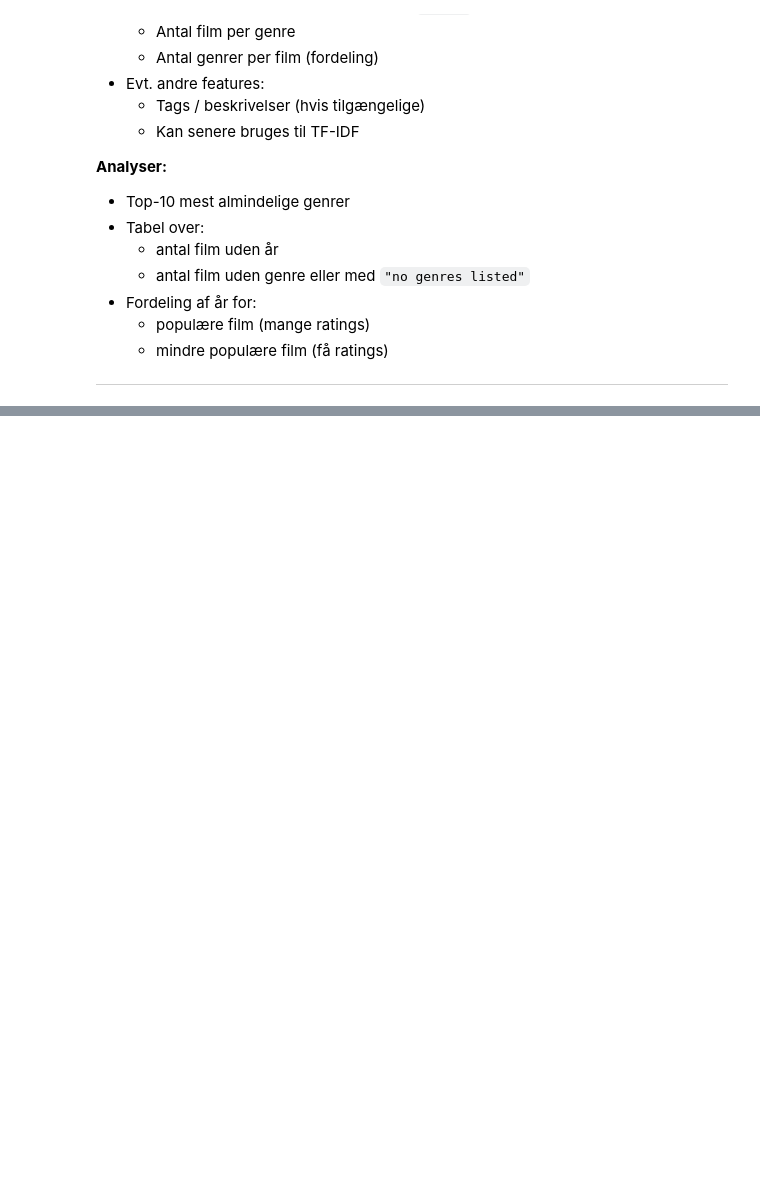
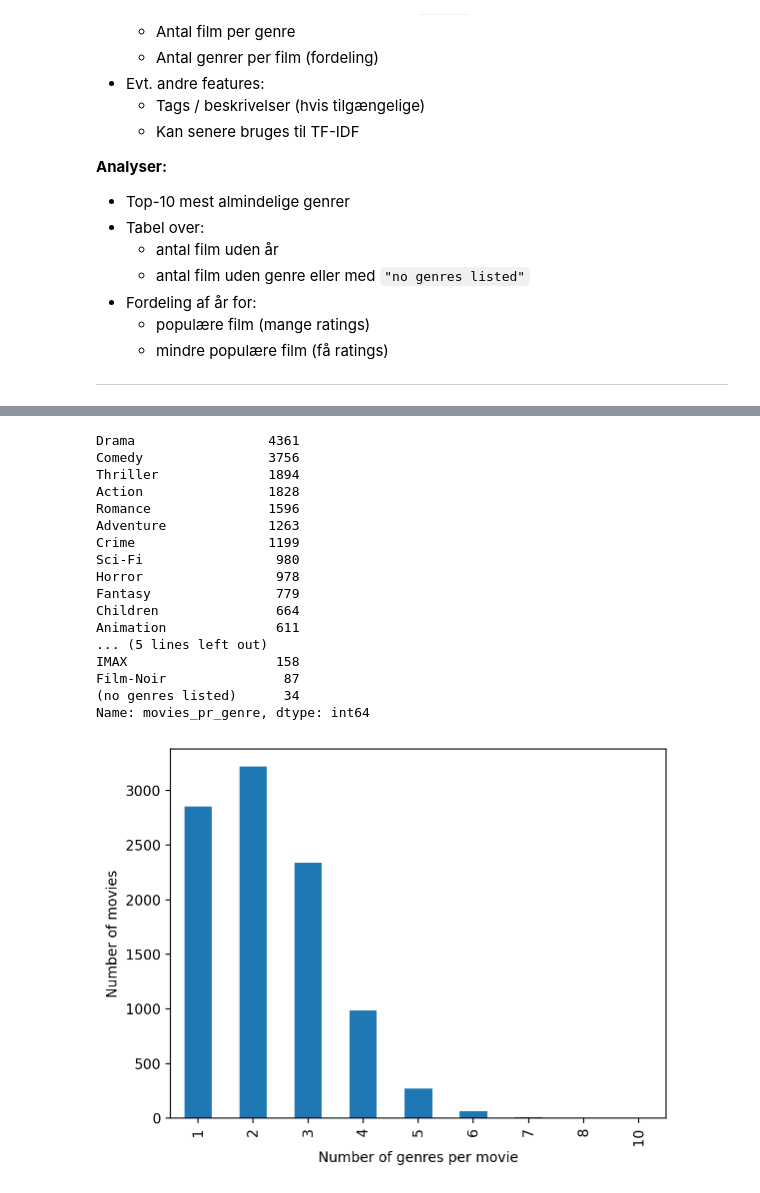
Before and after one commit to JeppeBondeBakkensen/Personlige-projekter, a Jupyter notebook: Personlige projekter/Movie recomender/src/EDA.ipynb, the cells around one changed output, grey strips where cells are left out. Cells and saved outputs as stored; diff of their text form; code cells hidden in the pictures; blank space fills up the shorter version.

```diff
--- a/Personlige projekter/Movie recomender/src/EDA.ipynb
+++ b/Personlige projekter/Movie recomender/src/EDA.ipynb
@@ -342,0 +351,34 @@ plt.show()
+# %%
+# Split the genre column so each there is one genre pr. column
+genre_matrix = movies["genres"].str.get_dummies(sep="|")
+n_movies_per_genre = genre_matrix.sum().sort_values(ascending=False).rename("movies_pr_genre")
+n_movies_per_genre_df = n_movies_per_genre.reset_index()
+n_movies_per_genre_df.columns = ["genre", "n_movies"]
+n_genres_per_movie = genre_matrix.sum(axis=1).rename("n_genres_per_movie")
+dist_n_genres = n_genres_per_movie.value_counts().sort_index()
+
+display(n_movies_per_genre)
+# Hisogram
+dist_n_genres.sort_index().plot(kind="bar")
+plt.xlabel("Number of genres per movie")
+plt.ylabel("Number of movies")
+plt.show()
+# %% [output]
+Drama                 4361
+Comedy                3756
+Thriller              1894
+Action                1828
+Romance               1596
+Adventure             1263
+Crime                 1199
+Sci-Fi                 980
+Horror                 978
+Fantasy                779
+Children               664
+Animation              611
+... (5 lines left out)
+IMAX                   158
+Film-Noir               87
+(no genres listed)      34
+Name: movies_pr_genre, dtype: int64
+[figure, added]
```
Also changed, not shown: parts of 5 cells of this notebook.
